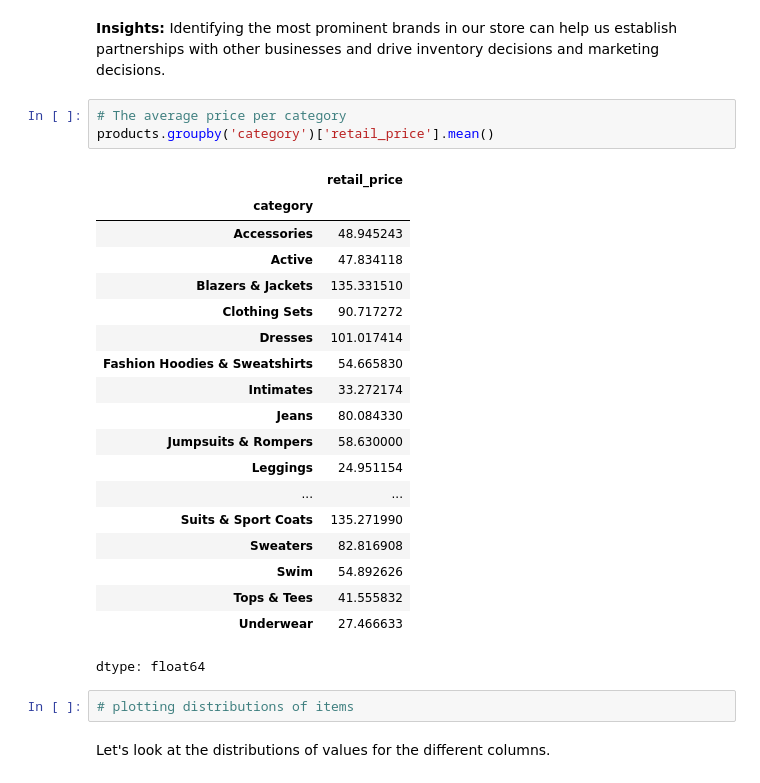
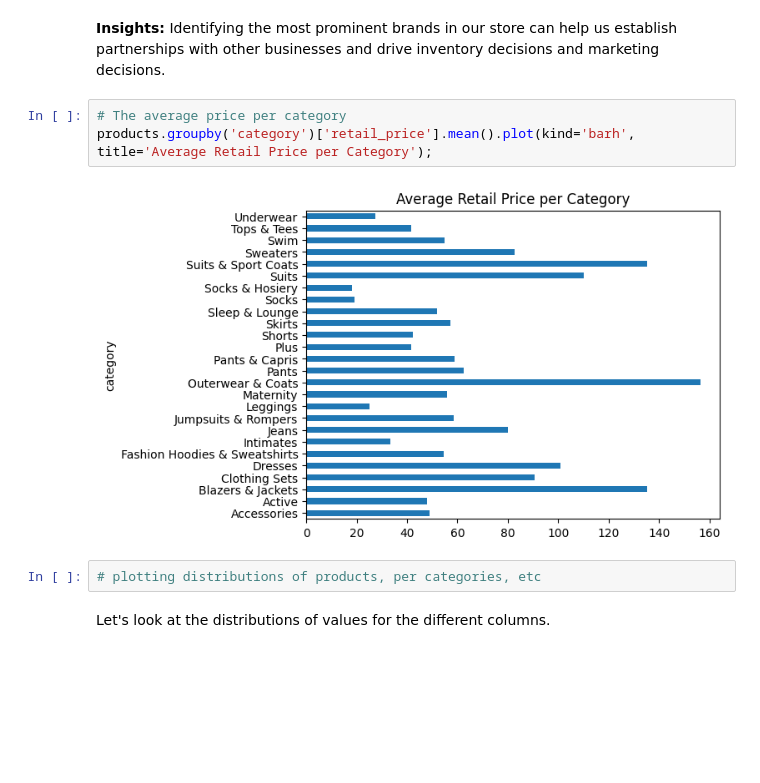
Before and after one commit to lauxpaux/BusinessAnalytics, a Jupyter notebook: BusinessAnalyticsEDA.ipynb, the cells around one changed output. Drawn from its saved outputs; the diff is of its cells as text; blank space fills up the shorter version.

```diff
--- a/BusinessAnalyticsEDA.ipynb
+++ b/BusinessAnalyticsEDA.ipynb
@@ -390,29 +280,11 @@ The pooled average retail price for the top ten brands in our sample is 55.271
 **Insights:** Identifying the most prominent brands in our store can help us establish partnerships with other businesses and drive inventory decisions and marketing decisions.
 # %%
 # The average price per category
-products.groupby('category')['retail_price'].mean()
+products.groupby('category')['retail_price'].mean().plot(kind='barh', title='Average Retail Price per Category');
 # %% [output]
-|  | retail_price |
-| category |  |
-| Accessories | 48.945243 |
-| Active | 47.834118 |
-| Blazers & Jackets | 135.331510 |
-| Clothing Sets | 90.717272 |
-| Dresses | 101.017414 |
-| Fashion Hoodies & Sweatshirts | 54.665830 |
-| Intimates | 33.272174 |
-| Jeans | 80.084330 |
-| Jumpsuits & Rompers | 58.630000 |
-| Leggings | 24.951154 |
-| ... | ... |
-| Suits & Sport Coats | 135.271990 |
-| Sweaters | 82.816908 |
-| Swim | 54.892626 |
-| Tops & Tees | 41.555832 |
-| Underwear | 27.466633 |
-dtype: float64
+[figure, added]
 # %%
-# plotting distributions of items
+# plotting distributions of products, per categories, etc
 # %% [markdown]
 Let's look at the distributions of values for the different columns.
 # %% [markdown]
```
Also changed, not shown: parts of 28 cells of this notebook.
